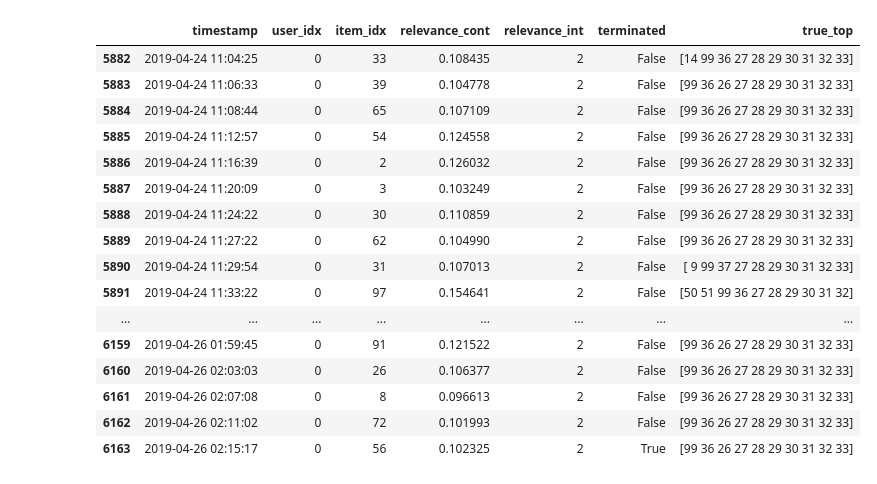
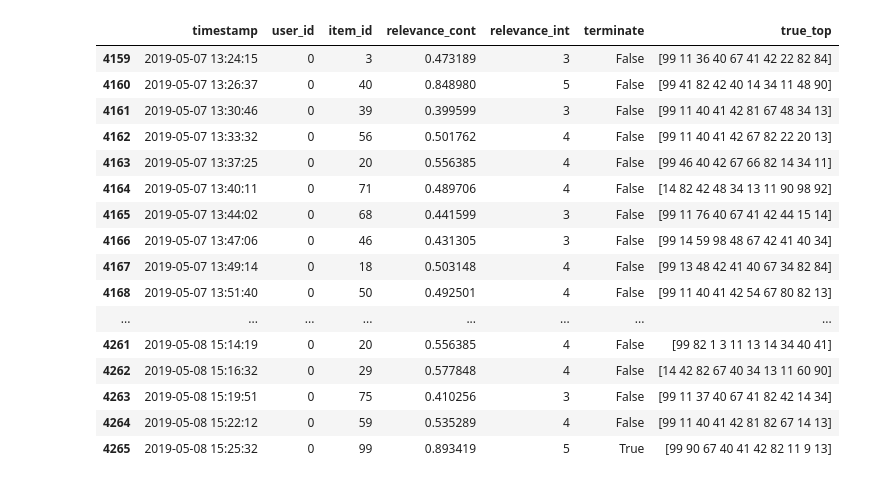
Before and after one commit to ZoyaV/RecSysMDP, a Jupyter notebook: environments/process_datasets.ipynb, the cells around one changed output. Cells and saved outputs as stored; diff of their text form; code cells hidden in the pictures.

```diff
--- a/environments/process_datasets.ipynb
+++ b/environments/process_datasets.ipynb
@@ -162,21 +162,21 @@ plot_item_distribution(data, user_id=user_id, rel=4, ax=axs[1])  # Добавл
 # %%
-user = data[data['user_idx'] == 0]
+user = data[data['user_id'] == 0]
 user
 # %% [output]
-|  | timestamp | user_idx | item_idx | relevance_cont | relevance_int | terminated | true_top |
-| 5882 | 2019-04-24 11:04:25 | 0 | 33 | 0.108435 | 2 | False | [14 99 36 27 28 29 30 31 32 33] |
-| 5883 | 2019-04-24 11:06:33 | 0 | 39 | 0.104778 | 2 | False | [99 36 26 27 28 29 30 31 32 33] |
-| 5884 | 2019-04-24 11:08:44 | 0 | 65 | 0.107109 | 2 | False | [99 36 26 27 28 29 30 31 32 33] |
-| 5885 | 2019-04-24 11:12:57 | 0 | 54 | 0.124558 | 2 | False | [99 36 26 27 28 29 30 31 32 33] |
-| 5886 | 2019-04-24 11:16:39 | 0 | 2 | 0.126032 | 2 | False | [99 36 26 27 28 29 30 31 32 33] |
-| 5887 | 2019-04-24 11:20:09 | 0 | 3 | 0.103249 | 2 | False | [99 36 26 27 28 29 30 31 32 33] |
-| 5888 | 2019-04-24 11:24:22 | 0 | 30 | 0.110859 | 2 | False | [99 36 26 27 28 29 30 31 32 33] |
-| 5889 | 2019-04-24 11:27:22 | 0 | 62 | 0.104990 | 2 | False | [99 36 26 27 28 29 30 31 32 33] |
-| 5890 | 2019-04-24 11:29:54 | 0 | 31 | 0.107013 | 2 | False | [ 9 99 37 27 28 29 30 31 32 33] |
-| 5891 | 2019-04-24 11:33:22 | 0 | 97 | 0.154641 | 2 | False | [50 51 99 36 27 28 29 30 31 32] |
+|  | timestamp | user_id | item_id | relevance_cont | relevance_int | terminate | true_top |
+| 4159 | 2019-05-07 13:24:15 | 0 | 3 | 0.473189 | 3 | False | [99 11 36 40 67 41 42 22 82 84] |
+| 4160 | 2019-05-07 13:26:37 | 0 | 40 | 0.848980 | 5 | False | [99 41 82 42 40 14 34 11 48 90] |
+| 4161 | 2019-05-07 13:30:46 | 0 | 39 | 0.399599 | 3 | False | [99 11 40 41 42 81 67 48 34 13] |
+| 4162 | 2019-05-07 13:33:32 | 0 | 56 | 0.501762 | 4 | False | [99 11 40 41 42 67 82 22 20 13] |
+| 4163 | 2019-05-07 13:37:25 | 0 | 20 | 0.556385 | 4 | False | [99 46 40 42 67 66 82 14 34 11] |
+| 4164 | 2019-05-07 13:40:11 | 0 | 71 | 0.489706 | 4 | False | [14 82 42 48 34 13 11 90 98 92] |
+| 4165 | 2019-05-07 13:44:02 | 0 | 68 | 0.441599 | 3 | False | [99 11 76 40 67 41 42 44 15 14] |
+| 4166 | 2019-05-07 13:47:06 | 0 | 46 | 0.431305 | 3 | False | [99 14 59 98 48 67 42 41 40 34] |
+| 4167 | 2019-05-07 13:49:14 | 0 | 18 | 0.503148 | 4 | False | [99 13 48 42 41 40 67 34 82 84] |
+| 4168 | 2019-05-07 13:51:40 | 0 | 50 | 0.492501 | 4 | False | [99 11 40 41 42 54 67 80 82 13] |
 | ... | ... | ... | ... | ... | ... | ... | ... |
-| 6159 | 2019-04-26 01:59:45 | 0 | 91 | 0.121522 | 2 | False | [99 36 26 27 28 29 30 31 32 33] |
-| 6160 | 2019-04-26 02:03:03 | 0 | 26 | 0.106377 | 2 | False | [99 36 26 27 28 29 30 31 32 33] |
-| 6161 | 2019-04-26 02:07:08 | 0 | 8 | 0.096613 | 2 | False | [99 36 26 27 28 29 30 31 32 33] |
-| 6162 | 2019-04-26 02:11:02 | 0 | 72 | 0.101993 | 2 | False | [99 36 26 27 28 29 30 31 32 33] |
-| 6163 | 2019-04-26 02:15:17 | 0 | 56 | 0.102325 | 2 | True | [99 36 26 27 28 29 30 31 32 33] |
+| 4261 | 2019-05-08 15:14:19 | 0 | 20 | 0.556385 | 4 | False | [99 82 1 3 11 13 14 34 40 41] |
+| 4262 | 2019-05-08 15:16:32 | 0 | 29 | 0.577848 | 4 | False | [14 42 82 67 40 34 13 11 60 90] |
+| 4263 | 2019-05-08 15:19:51 | 0 | 75 | 0.410256 | 3 | False | [99 11 37 40 67 41 82 42 14 34] |
+| 4264 | 2019-05-08 15:22:12 | 0 | 59 | 0.535289 | 4 | False | [99 11 40 41 42 81 82 67 14 13] |
+| 4265 | 2019-05-08 15:25:32 | 0 | 99 | 0.893419 | 5 | True | [99 90 67 40 41 42 82 11 9 13] |
```
Also changed, not shown: parts of 8 cells of this notebook.
